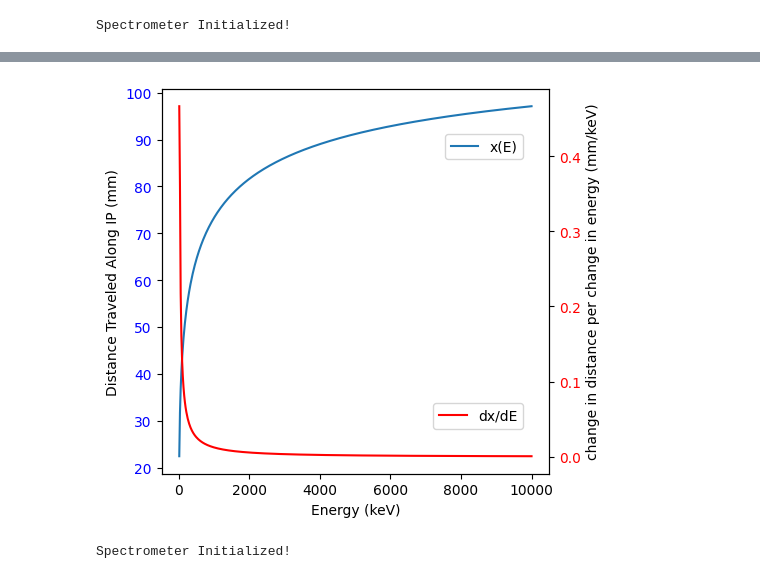
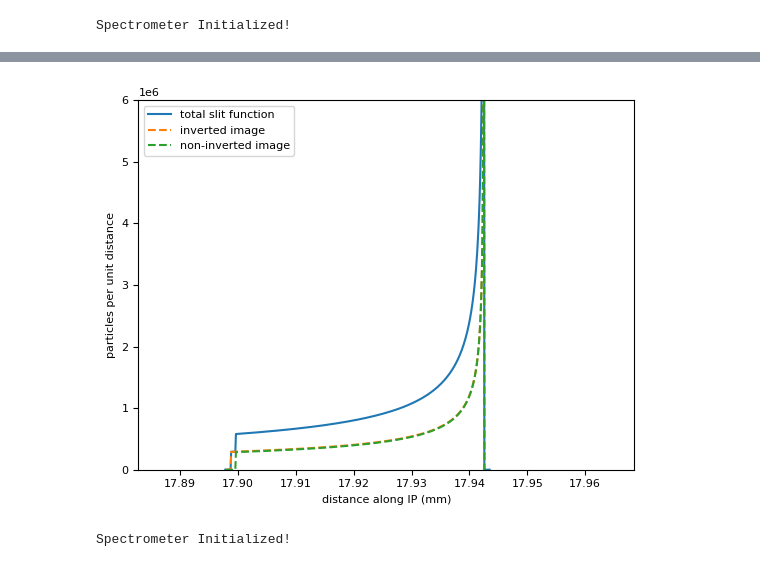
Before and after one commit to Schaeffer-Lab/Dec-2024-Shock-Data, a Jupyter notebook: Class_MagSpec.ipynb, the cells around one changed output, grey strips where cells are left out. Cells and saved outputs as stored; diff of their text form; code cells hidden in the pictures.

```diff
--- a/Class_MagSpec.ipynb
+++ b/Class_MagSpec.ipynb
@@ -1490,6 +1490,8 @@ plt.plot(xarray,zarray)
 #Y,Z = Spec.flux_projection(1000,np.linspace(-0.01,0.01,6),np.linspace(-0.01,0.01,6))
 #plt.scatter(Y,Z)
 # %%
+#>>initializing MagSpec
+
 #Field from Gennady
 NEPPS_Field = (88.6/79)*np.loadtxt('Magnetic_Field_NEPPS.txt', skiprows=1)
 
@@ -1501,12 +1503,19 @@ Spec.mag_field(Baxes,Bdata)
 
 Spec.fineadjustment(fine_adjustment = 8)
 
-#Spec.plotIP()
+#>>end of initialization for MagSpec
 
+#>>Code for plotting particle trajectories
+
+#Spec.plotIP(figsize = [16,16])
+
+#various energies to test
 #Energy = 10000
-#Energy = 5260
-Energy = 5000
+Energy = 5260
+#Energy = 5000
 #Energy = 5500
+#Energy = 2000
+#Energy = 150
 
 IP_dist_val, X_data, Y_data, Z_data = Spec.track_1D_slit(
     plotting = False,
@@ -1524,40 +1533,70 @@ w = 0.005
 #plt.ylim(yc-w,yc+w)
 #print(Spec.TCC_x)
 
-#for slit function
+#better view of tracks
+#plt.xlim(-0.005,0.030)
+#plt.ylim(-0.005,0.030)
+#plt.xlabel('x position (m)')
+#plt.ylabel('y position (m)')
+#SMALL_SIZE = 10
+#MEDIUM_SIZE = 12
+#BIGGER_SIZE = 15
+#plt.rc('font', size=SMALL_SIZE)          # controls default text sizes
+#plt.rc('axes', titlesize=SMALL_SIZE)     # fontsize of the axes title
+#plt.rc('axes', labelsize=MEDIUM_SIZE)    # fontsize of the x and y labels
+#plt.rc('xtick', labelsize=SMALL_SIZE)    # fontsize of the tick labels
+#plt.rc('ytick', labelsize=SMALL_SIZE)    # fontsize of the tick labels
+#plt.rc('legend', fontsize=MEDIUM_SIZE)    # legend fontsize
+#plt.legend()
+
+#>>end of code for plotting particle trajectories
+
+#>>code for plotting slit function
+
 IP_linspace, Particle_Density, Particle_Density_a, Particle_Density_b = Spec.slit_function_precise(IP_dist_val)
-#plt.plot(IP_linspace, Particle_Density)
+plt.plot(IP_linspace*1000, Particle_Density, label = 'total slit function')
 #print(Particle_Density)
 #print(IP_linspace)
-#plt.plot(IP_linspace, Particle_Density_a)
-#plt.plot(IP_linspace, Particle_Density_b)
-#plt.xlim(0,0.02e7)
-#plt.ylim(0.02,0.06)
+plt.plot(IP_linspace*1000, Particle_Density_a, linestyle = '--', label = 'inverted image')
+plt.plot(IP_linspace*1000, Particle_Density_b, linestyle = '--', label = 'non-inverted image')
+plt.xlim(1000*IP_linspace[0]-0.015,1000*IP_linspace[-1]+0.025)
+plt.ylim(0,0.2e6)
+plt.ylim(0,0.6e7)
+plt.rc('font',size=8)
+plt.legend()
+plt.xlabel('distance along IP (mm)')
+plt.ylabel('particles per unit distance')
 
-#plotting x(E) and dxdE
+#>>end of code for plotting slit function
+
+#>>plotting x(E) and dxdE
+
+#fig, ax1 = plt.subplots(figsize = [5,5])
+#plt.rc('font', size=15)
+#ax2 = ax1.twinx()
+#Espace = np.append(np.linspace(140.97,140.97+1500,501),np.linspace(140.97+2000,10e6+140.97,2001))
+#Xspace = Spec.EXdispersion(Espace)
+#np.savetxt("Generated_Dispersion.txt", np.array([(1/1000)*Espace,1000*Xspace]), delimiter=",")
+#ax1.plot((1/1000)*Espace,1000*Xspace, label = 'x(E)')
+
+#compare to Gennady's data
 #energy_data_protons = np.loadtxt('NEPPS_Dispersion_Protons_087T.txt', skiprows=1)
-fig, ax1 = plt.subplots(figsize = [5,5])
-ax2 = ax1.twinx()
-#plt.figure(figsize = [5,5])
-Espace = np.linspace(10*1000,10000*1000,501)
-#Espace = (1000)*energy_data_protons[:,0]
-Xspace = Spec.EXdispersion(Espace)
-ax1.plot((1/1000)*Espace,1000*Xspace, label = 'x(E)')
-#plt.plot((1000)*energy_data_protons[:,0],(1/1000)*energy_data_protons[:,1])
+#plt.plot(energy_data_protons[:,0],energy_data_protons[:,1])
 #plt.plot(Espace,Xspace-(1/1000)*energy_data_protons[:,1])
-ax1.set_xlabel("Energy (keV)")
-ax1.set_ylabel("Distance Traveled Along IP (mm)")
-#plt.title("x(E) Dispersion Relation at Normal Incidence")
-dxdE = np.gradient(1000*Xspace,(1/1000)*Espace)
-ax2.plot((1/1000)*Espace,dxdE,label = 'dx/dE',color = 'red')
-ax2.set_ylabel('change in distance per change in energy (mm/keV)')
 
-ax1.tick_params(axis = 'y', labelcolor = 'blue')
-ax2.tick_params(labelcolor = 'red')
+#ax1.set_xlabel("Energy (keV)")
+# ax1.set_ylabel("Distance Traveled Along IP (mm)")
+# plt.title("x(E) Dispersion Relation at Normal Incidence")
+# dxdE = np.gradient(1000*Xspace,(1/1000)*Espace)
+# ax2.plot((1/1000)*Espace,dxdE,label = 'dx/dE',color = 'red')
+# ax2.set_ylabel('change in distance per change in energy (mm/keV)')
 
-ax1.legend(bbox_to_anchor = (0.95,0.85), loc = 'right')
-ax2.legend(bbox_to_anchor = (0.95,0.15), loc = 'right')
-#end of plotting e and dxdE
+# ax1.tick_params(axis = 'y', labelcolor = 'blue')
+# ax2.tick_params(labelcolor = 'red')
+
+# ax1.legend(bbox_to_anchor = (0.95,0.85), loc = 'right')
+# ax2.legend(bbox_to_anchor = (0.95,0.15), loc = 'right')
+# end of plotting e and dxdE
 
 
 #plt.xlim(-0.5,-0.49)
@@ -1576,4 +1615,4 @@ Spectrometer Initialized!
-[figure, old version]
+[figure, new version]
 # %%
 NEPPS_Field = (88.6/79)*np.loadtxt('Magnetic_Field_NEPPS.txt', skiprows=1)
 Baxes, Bdata = NEPPS_Field[:,0], NEPPS_Field[:,1]
```
Also changed, not shown: parts of 3 cells of this notebook, 13 other files.
